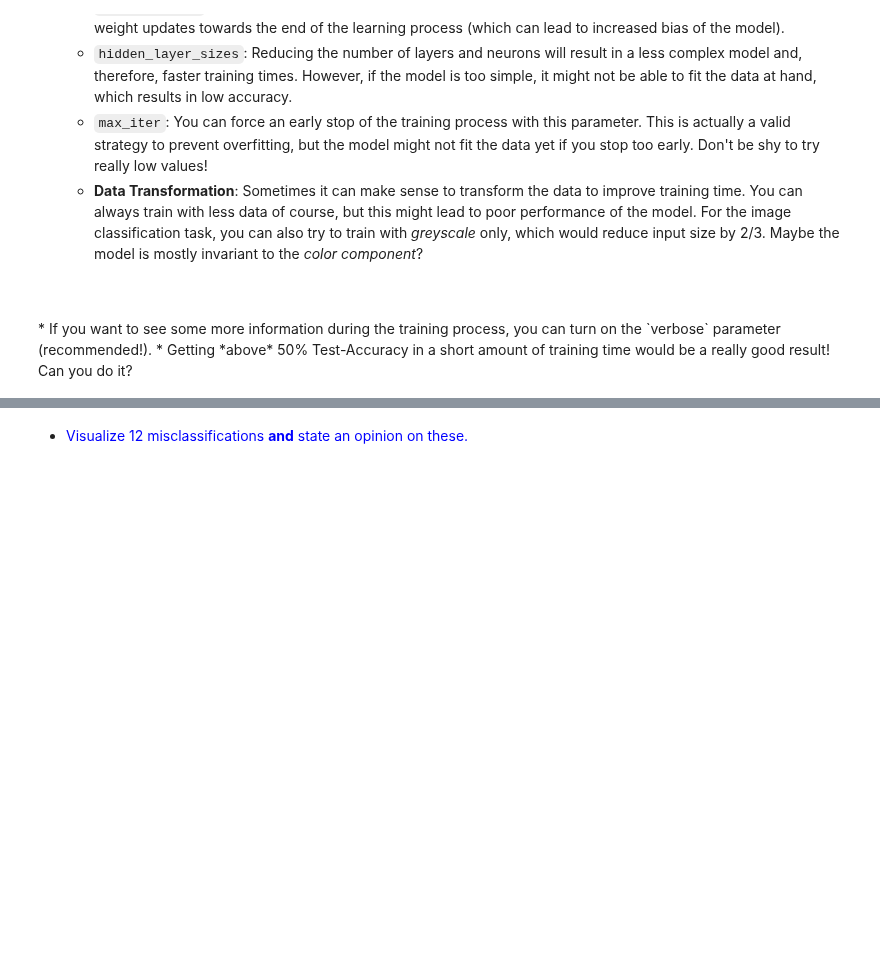
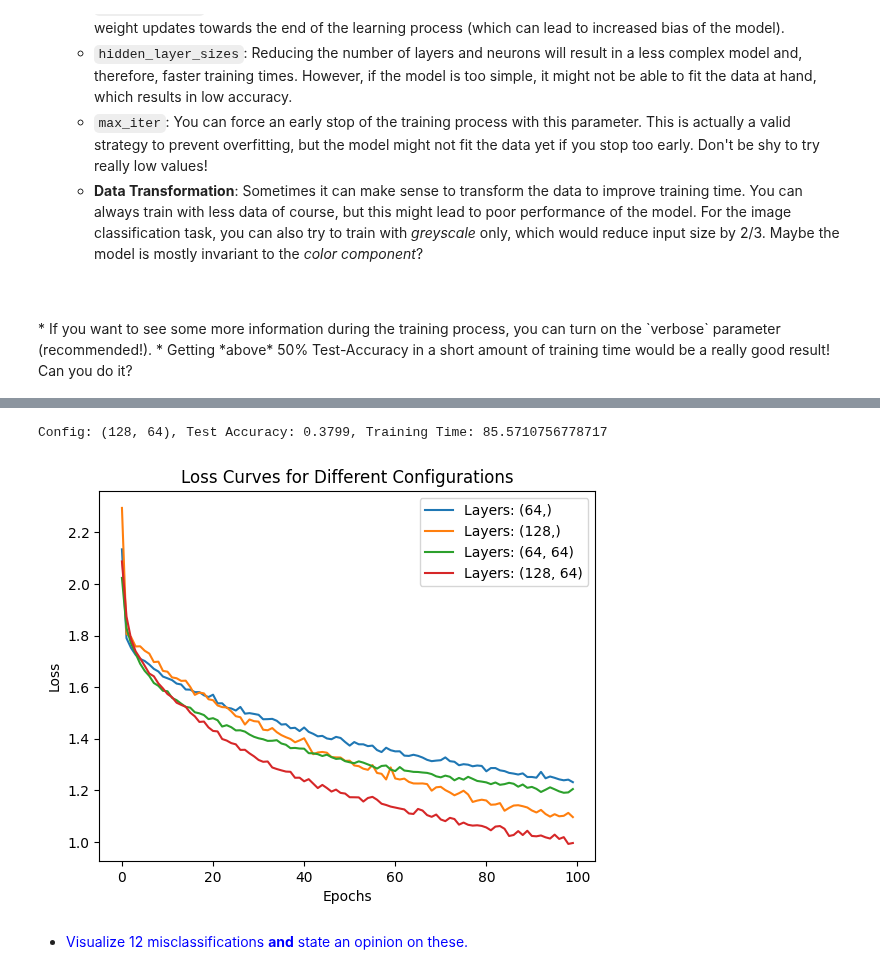
Before and after one commit to muazzamaqeel/DeepLearning, a Jupyter notebook: University_Work/Group-Work/ANN/DL4CV_NB/04c_ANN_Intro_Ex.ipynb, the cells around one changed output, grey strips where cells are left out. Cells and saved outputs as stored; diff of their text form; code cells hidden in the pictures; blank space fills up the shorter version.

```diff
--- a/University_Work/Group-Work/ANN/DL4CV_NB/04c_ANN_Intro_Ex.ipynb
+++ b/University_Work/Group-Work/ANN/DL4CV_NB/04c_ANN_Intro_Ex.ipynb
@@ -162,0 +219,62 @@ You are now asked to perform image classification using a multi-layer perceptron
+# %%
+#Preparing the CIFAR-10 Data
+scaler = StandardScaler()
+X_train_scaled = scaler.fit_transform(X_train_g)
+X_test_scaled = scaler.transform(X_test_g)
+#
+# %%
+#Setting Up and Train Several MLP Configurations
+def train_and_evaluate_mlp(hidden_layer_sizes, max_iter=200, learning_rate_init=0.001, batch_size='auto', verbose=False):
+    mlp = MLPClassifier(hidden_layer_sizes=hidden_layer_sizes,
+                        max_iter=max_iter,
+                        learning_rate_init=learning_rate_init,
+                        batch_size=batch_size,
+                        verbose=verbose,
+                        random_state=1)
+
+    start_time = time()
+    mlp.fit(X_train_scaled, y_train)
+    training_time = time() - start_time
+
+    # Predictions to calculate accuracy
+    y_pred_train = mlp.predict(X_train_scaled)
+    y_pred_test = mlp.predict(X_test_scaled)
+    train_accuracy = accuracy_score(y_train, y_pred_train)
+    test_accuracy = accuracy_score(y_test, y_pred_test)
+
+    # Collect training loss per iteration
+    loss_curve = mlp.loss_curve_
+
+    return {
+        "training_time": training_time,
+        "epochs": len(loss_curve),
+        "loss_curve": loss_curve,
+        "train_accuracy": train_accuracy,
+        "test_accuracy": test_accuracy
+    }
+
+
+configurations = [
+    (64,),  # One hidden layer with 64 neurons
+    (128,),  # One hidden layer with 128 neurons
+    (64, 64),  # Two hidden layers with 64 neurons each
+    (128, 64),  # Two hidden layers with 128 and 64 neurons
+]
+
+results = {}
+for config in configurations:
+    result = train_and_evaluate_mlp(config, max_iter=100, learning_rate_init=0.01, batch_size=200, verbose=True)
+    results[config] = result
+    print(f"Config: {config}, Test Accuracy: {result['test_accuracy']}, Training Time: {result['training_time']}")
+
+
+
+fig, ax = plt.subplots()
+for config, result in results.items():
+    ax.plot(result['loss_curve'], label=f"Layers: {config}")
+ax.set_title('Loss Curves for Different Configurations')
+ax.set_xlabel('Epochs')
+ax.set_ylabel('Loss')
+ax.legend()
+plt.show()
+# %% [output]
@@ -163,2 +349,4 @@ You are now asked to perform image classification using a multi-layer perceptron
+Config: (128, 64), Test Accuracy: 0.3799, Training Time: 85.5710756778717
+[figure, added]
 # %% [markdown]
 * <div style="color:blue">Visualize 12 misclassifications <b>and</b> state an opinion on these.</div>
```
Also changed, not shown: parts of 11 cells of this notebook.
